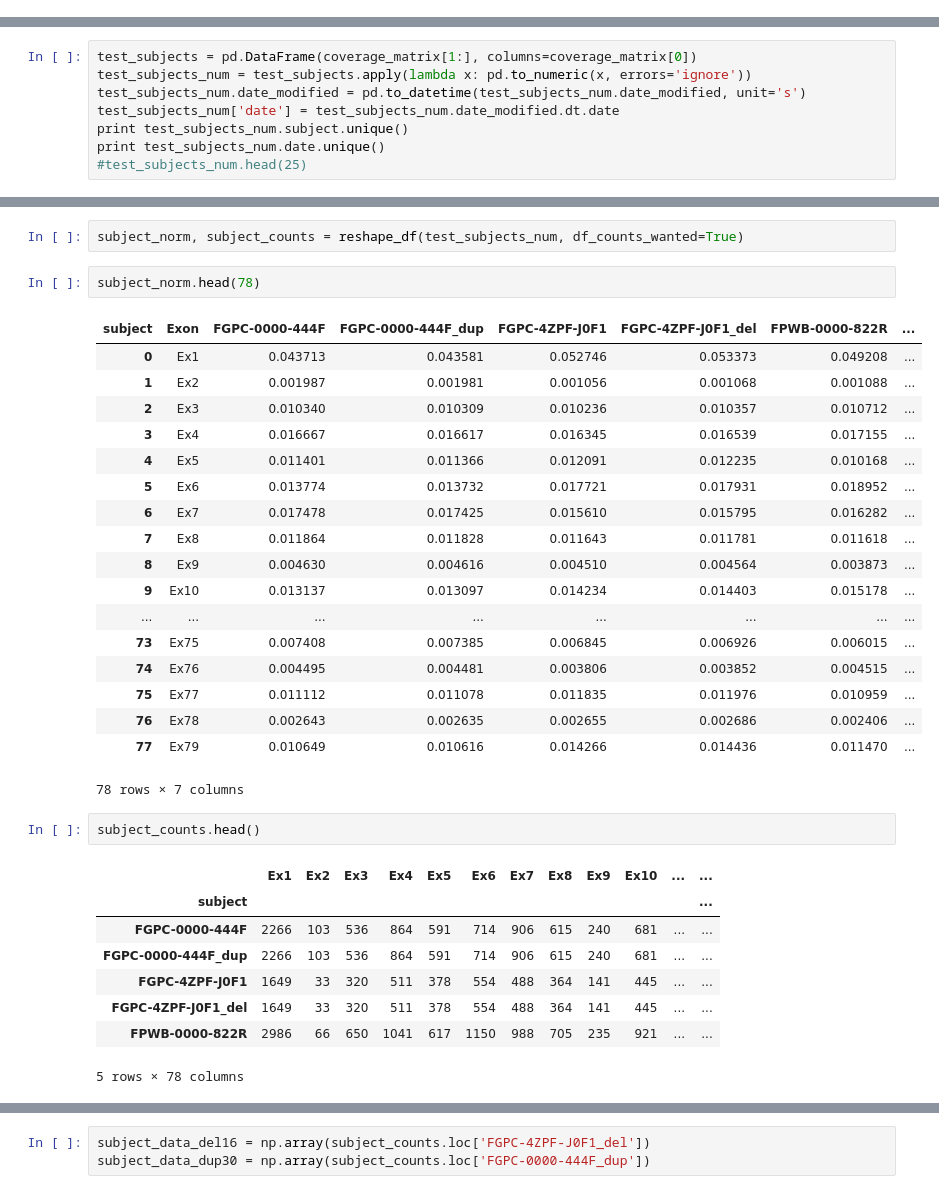
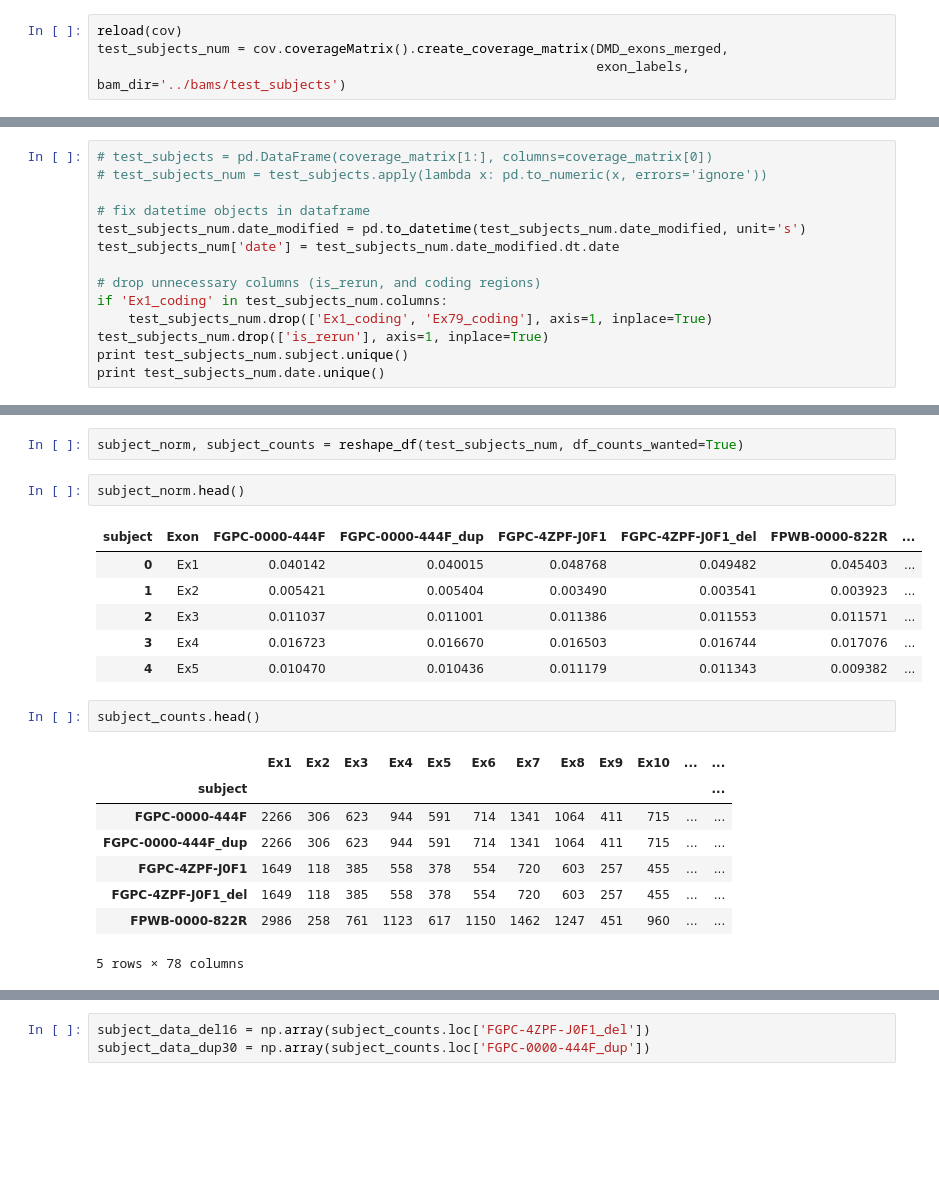
Before and after one commit to vkozareva/geneCNV, a Jupyter notebook: notebooks/Gibbs_sampling_CNV_detection.ipynb, the cells around one changed output, grey strips where cells are left out. Cells and saved outputs as stored; diff of their text form; blank space fills up the shorter version.

```diff
--- a/notebooks/Gibbs_sampling_CNV_detection.ipynb
+++ b/notebooks/Gibbs_sampling_CNV_detection.ipynb
@@ -300,3 +294,7 @@ plt.show
 ## Gibbs Sampling with simulated deletion data (with real subject templates)
 # %% [markdown]
 ### Getting and cleaning subject data
+# %%
+reload(cov)
+test_subjects_num = cov.coverageMatrix().create_coverage_matrix(DMD_exons_merged,
+                                                                exon_labels, bam_dir='../bams/test_subjects')
@@ -338,9 +342,15 @@ coverage_matrix = np.array(coverage_matrix)
 # %%
-test_subjects = pd.DataFrame(coverage_matrix[1:], columns=coverage_matrix[0])
-test_subjects_num = test_subjects.apply(lambda x: pd.to_numeric(x, errors='ignore'))
+# test_subjects = pd.DataFrame(coverage_matrix[1:], columns=coverage_matrix[0])
+# test_subjects_num = test_subjects.apply(lambda x: pd.to_numeric(x, errors='ignore'))
+
+# fix datetime objects in dataframe
 test_subjects_num.date_modified = pd.to_datetime(test_subjects_num.date_modified, unit='s')
 test_subjects_num['date'] = test_subjects_num.date_modified.dt.date
+
+# drop unnecessary columns (is_rerun, and coding regions)
+if 'Ex1_coding' in test_subjects_num.columns:
+    test_subjects_num.drop(['Ex1_coding', 'Ex79_coding'], axis=1, inplace=True)
+test_subjects_num.drop(['is_rerun'], axis=1, inplace=True)
 print test_subjects_num.subject.unique()
 print test_subjects_num.date.unique()
-#test_subjects_num.head(25)
 # %% [output]
@@ -359,36 +369,24 @@ RMA subjects sequenced around March 2016 - runs 80-81
 # %%
 subject_norm, subject_counts = reshape_df(test_subjects_num, df_counts_wanted=True)
 # %%
-subject_norm.head(78)
+subject_norm.head()
 # %% [output]
 | subject | Exon | FGPC-0000-444F | FGPC-0000-444F_dup | FGPC-4ZPF-J0F1 | FGPC-4ZPF-J0F1_del | FPWB-0000-822R | ... |
-| 0 | Ex1 | 0.043713 | 0.043581 | 0.052746 | 0.053373 | 0.049208 | ... |
-| 1 | Ex2 | 0.001987 | 0.001981 | 0.001056 | 0.001068 | 0.001088 | ... |
-| 2 | Ex3 | 0.010340 | 0.010309 | 0.010236 | 0.010357 | 0.010712 | ... |
-| 3 | Ex4 | 0.016667 | 0.016617 | 0.016345 | 0.016539 | 0.017155 | ... |
-| 4 | Ex5 | 0.011401 | 0.011366 | 0.012091 | 0.012235 | 0.010168 | ... |
-| 5 | Ex6 | 0.013774 | 0.013732 | 0.017721 | 0.017931 | 0.018952 | ... |
-| 6 | Ex7 | 0.017478 | 0.017425 | 0.015610 | 0.015795 | 0.016282 | ... |
-| 7 | Ex8 | 0.011864 | 0.011828 | 0.011643 | 0.011781 | 0.011618 | ... |
-| 8 | Ex9 | 0.004630 | 0.004616 | 0.004510 | 0.004564 | 0.003873 | ... |
-| 9 | Ex10 | 0.013137 | 0.013097 | 0.014234 | 0.014403 | 0.015178 | ... |
-| ... | ... | ... | ... | ... | ... | ... | ... |
-| 73 | Ex75 | 0.007408 | 0.007385 | 0.006845 | 0.006926 | 0.006015 | ... |
-| 74 | Ex76 | 0.004495 | 0.004481 | 0.003806 | 0.003852 | 0.004515 | ... |
-| 75 | Ex77 | 0.011112 | 0.011078 | 0.011835 | 0.011976 | 0.010959 | ... |
-| 76 | Ex78 | 0.002643 | 0.002635 | 0.002655 | 0.002686 | 0.002406 | ... |
-| 77 | Ex79 | 0.010649 | 0.010616 | 0.014266 | 0.014436 | 0.011470 | ... |
+| 0 | Ex1 | 0.040142 | 0.040015 | 0.048768 | 0.049482 | 0.045403 | ... |
+| 1 | Ex2 | 0.005421 | 0.005404 | 0.003490 | 0.003541 | 0.003923 | ... |
+| 2 | Ex3 | 0.011037 | 0.011001 | 0.011386 | 0.011553 | 0.011571 | ... |
+| 3 | Ex4 | 0.016723 | 0.016670 | 0.016503 | 0.016744 | 0.017076 | ... |
+| 4 | Ex5 | 0.010470 | 0.010436 | 0.011179 | 0.011343 | 0.009382 | ... |
-78 rows × 7 columns
 # %%
 subject_counts.head()
 # %% [output]
 |  | Ex1 | Ex2 | Ex3 | Ex4 | Ex5 | Ex6 | Ex7 | Ex8 | Ex9 | Ex10 | ... | ... |
 | subject |  |  |  |  |  |  |  |  |  |  |  | ... |
-| FGPC-0000-444F | 2266 | 103 | 536 | 864 | 591 | 714 | 906 | 615 | 240 | 681 | ... | ... |
-| FGPC-0000-444F_dup | 2266 | 103 | 536 | 864 | 591 | 714 | 906 | 615 | 240 | 681 | ... | ... |
-| FGPC-4ZPF-J0F1 | 1649 | 33 | 320 | 511 | 378 | 554 | 488 | 364 | 141 | 445 | ... | ... |
-| FGPC-4ZPF-J0F1_del | 1649 | 33 | 320 | 511 | 378 | 554 | 488 | 364 | 141 | 445 | ... | ... |
-| FPWB-0000-822R | 2986 | 66 | 650 | 1041 | 617 | 1150 | 988 | 705 | 235 | 921 | ... | ... |
+| FGPC-0000-444F | 2266 | 306 | 623 | 944 | 591 | 714 | 1341 | 1064 | 411 | 715 | ... | ... |
+| FGPC-0000-444F_dup | 2266 | 306 | 623 | 944 | 591 | 714 | 1341 | 1064 | 411 | 715 | ... | ... |
+| FGPC-4ZPF-J0F1 | 1649 | 118 | 385 | 558 | 378 | 554 | 720 | 603 | 257 | 455 | ... | ... |
+| FGPC-4ZPF-J0F1_del | 1649 | 118 | 385 | 558 | 378 | 554 | 720 | 603 | 257 | 455 | ... | ... |
+| FPWB-0000-822R | 2986 | 258 | 761 | 1123 | 617 | 1150 | 1462 | 1247 | 451 | 960 | ... | ... |
 5 rows × 78 columns
 # %%
 # get number of reads for each subject
```
Also changed, not shown: parts of 37 cells of this notebook, 2 other files.
